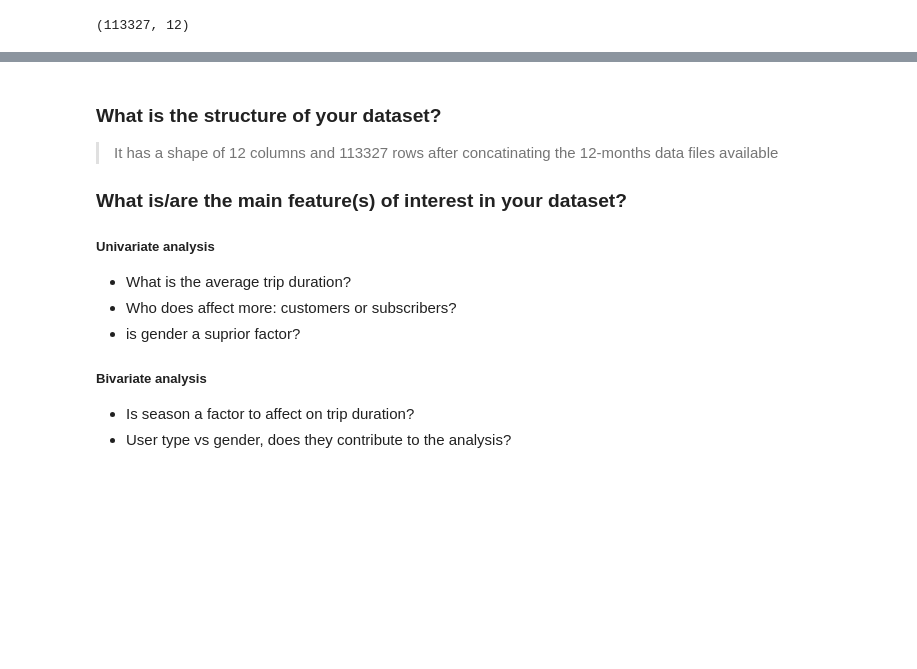
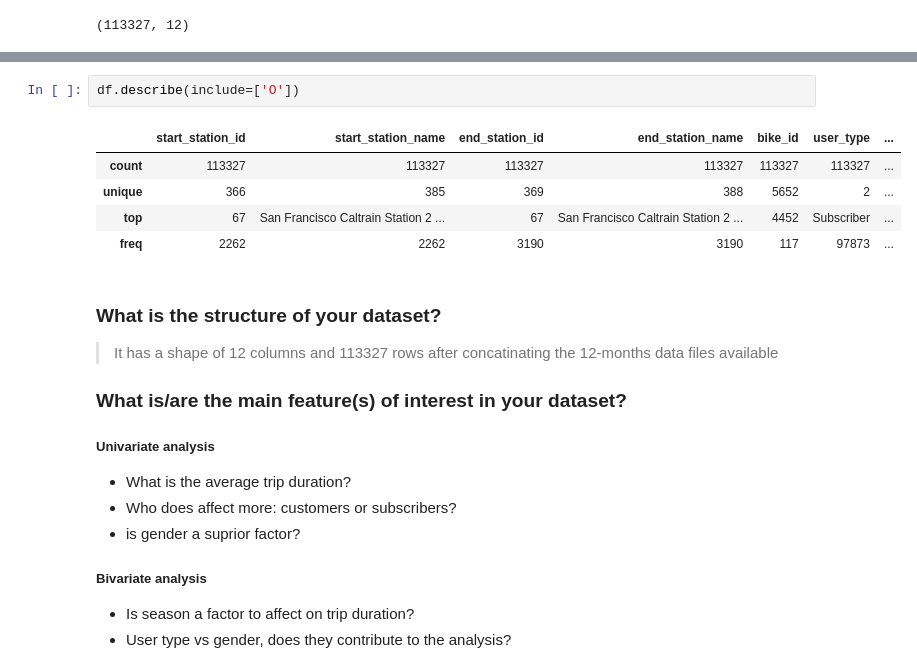
Before and after one commit to MahmoudHousam/GoBike, a Jupyter notebook: exploration.ipynb, the cells around one changed output, grey strips where cells are left out. Drawn from its saved outputs; the diff is of its cells as text; blank space fills up the shorter version.

```diff
--- a/exploration.ipynb
+++ b/exploration.ipynb
@@ -70,3 +104,11 @@ df.shape
+# %%
+df.describe(include=['O'])
+# %% [output]
+|  | start_station_id | start_station_name | end_station_id | end_station_name | bike_id | user_type | ... |
+| count | 113327 | 113327 | 113327 | 113327 | 113327 | 113327 | ... |
+| unique | 366 | 385 | 369 | 388 | 5652 | 2 | ... |
+| top | 67 | San Francisco Caltrain Station 2 ... | 67 | San Francisco Caltrain Station 2 ... | 4452 | Subscriber | ... |
+| freq | 2262 | 2262 | 3190 | 3190 | 117 | 97873 | ... |
 # %% [markdown]
 ### What is the structure of your dataset?
 
```
Also changed, not shown: parts of 7 cells of this notebook, 3 other files.
